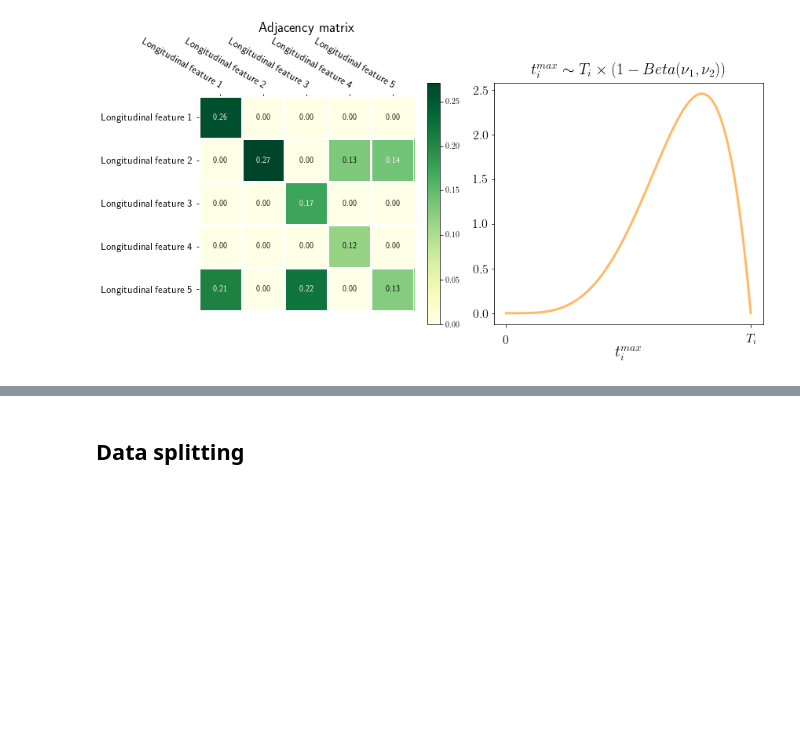
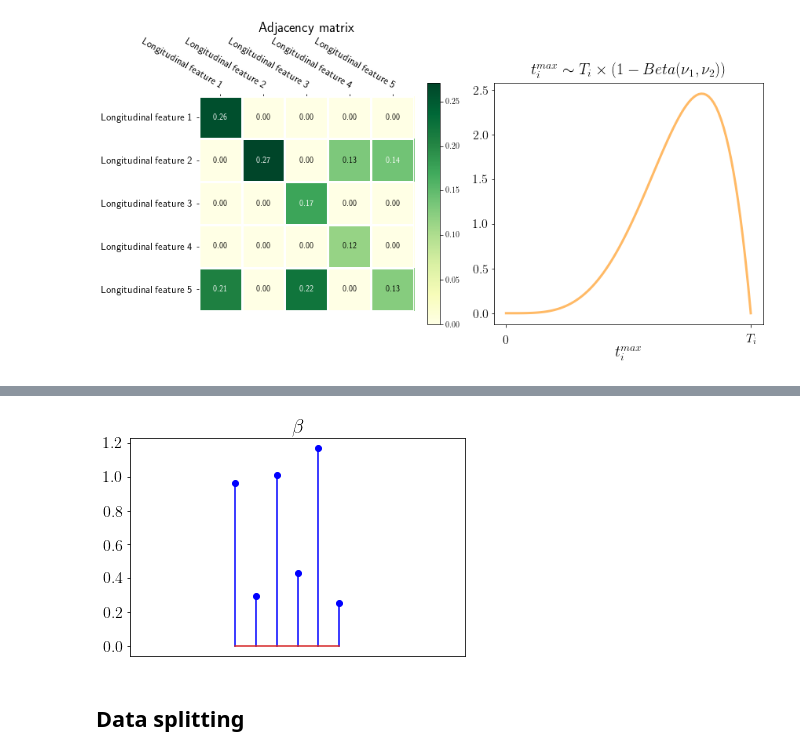
Before and after one commit to Califrais/flash, a Jupyter notebook: Lights tutorial.ipynb, the cells around one changed output, grey strips where cells are left out. Saved outputs shown, nothing was run; the diff lists cells and outputs as text; code cells hidden in the pictures; blank space fills up the shorter version.

```diff
--- a/Lights tutorial.ipynb
+++ b/Lights tutorial.ipynb
@@ -241,3 +307,14 @@ plt.show()
+# %%
+fig = plt.figure(figsize=(6, 4))
+ax = fig.add_subplot(111)
+ax.stem(true_beta, linefmt='b-', markerfmt='bo')
+ax.set_xlim([-5, len(true_beta) + 5])
+ax.set_title(r"$\beta$", fontsize=fontsize+4)
+plt.yticks(fontsize=fontsize)
+plt.tick_params(axis='x', bottom=False, labelbottom=False)
+plt.show()
+# %% [output]
+[figure, added]
 # %% [markdown]
 ## Data splitting
 # %%
```
Also changed, not shown: parts of 6 cells of this notebook.
